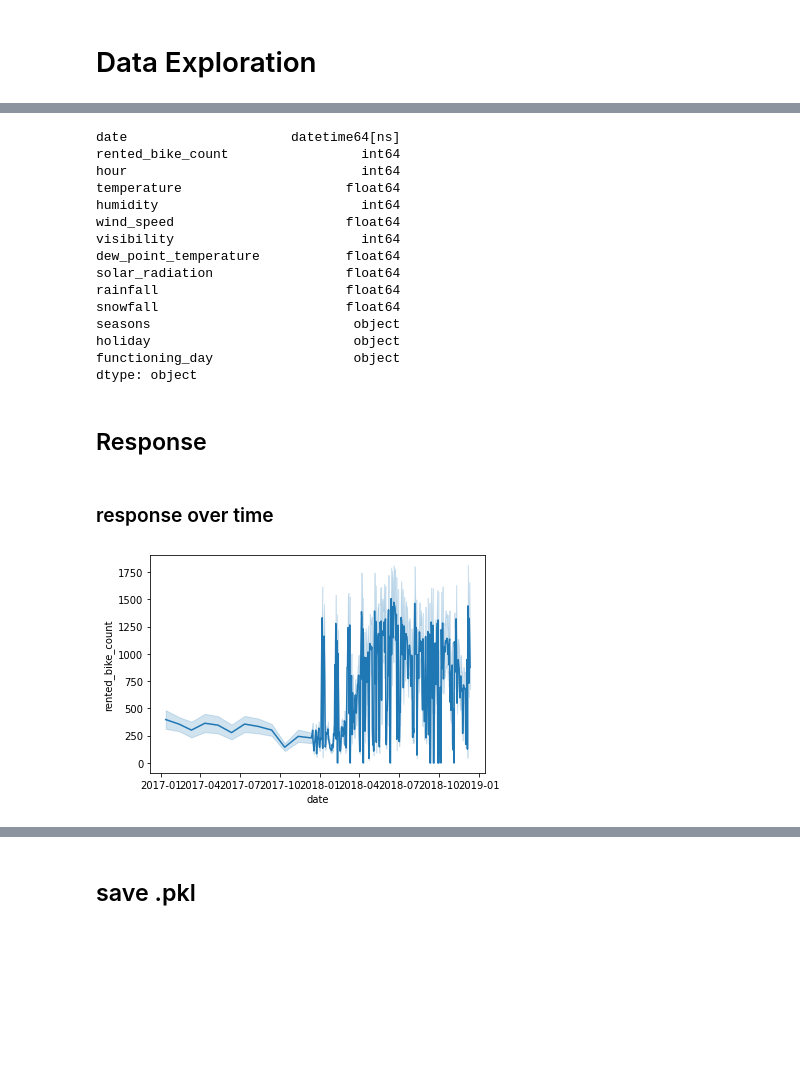
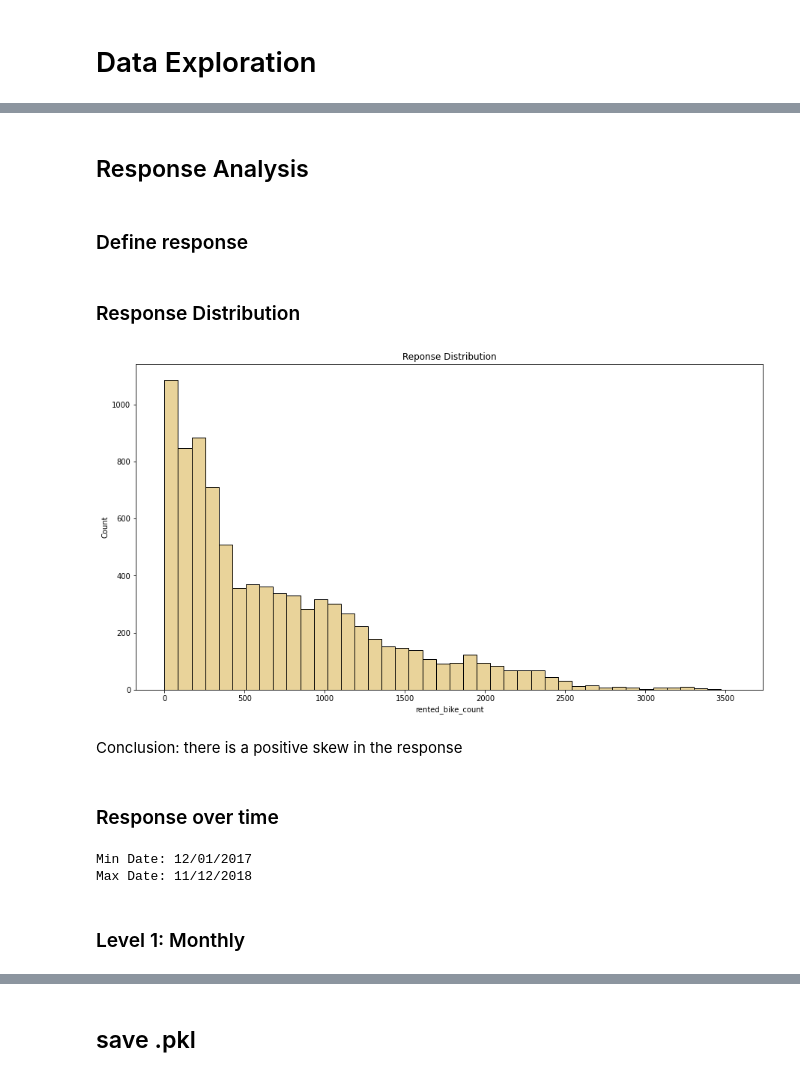
Before and after one commit to j4mes12/ITAI_Coursework, a Jupyter notebook: notebooks/01_Data_Exploration.ipynb, the cells around one changed output, grey strips where cells are left out. Saved outputs shown, nothing was run; the diff lists cells and outputs as text; code cells hidden in the pictures; blank space fills up the shorter version.

```diff
--- a/notebooks/01_Data_Exploration.ipynb
+++ b/notebooks/01_Data_Exploration.ipynb
@@ -57,28 +98,28 @@ dtype: object
-# %%
-data['date'] = pd.to_datetime(data.date)
-data.dtypes
-# %% [output]
-date                     datetime64[ns]
-rented_bike_count                 int64
-hour                              int64
-temperature                     float64
-humidity                          int64
-wind_speed                      float64
-visibility                        int64
-dew_point_temperature           float64
-solar_radiation                 float64
-rainfall                        float64
-snowfall                        float64
-seasons                          object
-holiday                          object
-functioning_day                  object
-dtype: object
 # %% [markdown]
-## Response
+## Response Analysis
+# %% [markdown]
+### Define response
+# %%
+RESPONSE = 'rented_bike_count'
+# %% [markdown]
+### Response Distribution
+# %%
+fig, ax = plt.subplots(nrows = 1, ncols=1, figsize = (15,8))
+
+ax = sns.histplot(data=data, x = RESPONSE, alpha = 0.6, color=colour_palette[1])
+ax.set_title('Reponse Distribution')
+plt.show()
+# %% [output]
+[figure, added]
+# %% [markdown]
+Conclusion: there is a positive skew in the response
 # %% [markdown]
-### response over time
+### Response over time
-# %%
-sns.lineplot(data=data, x='date', y='rented_bike_count', )
-plt.show()
-# %% [output]
-[figure, removed]
+# %%
+print(f'Min Date: {data.date.min().strftime("%d/%m/%Y")}')
+print(f'Max Date: {data.date.max().strftime("%d/%m/%Y")}')
+# %% [output]
+Min Date: 12/01/2017
+Max Date: 11/12/2018
+# %% [markdown]
+### Level 1: Monthly
```
Also changed, not shown: parts of 58 cells of this notebook, 1 other file.
